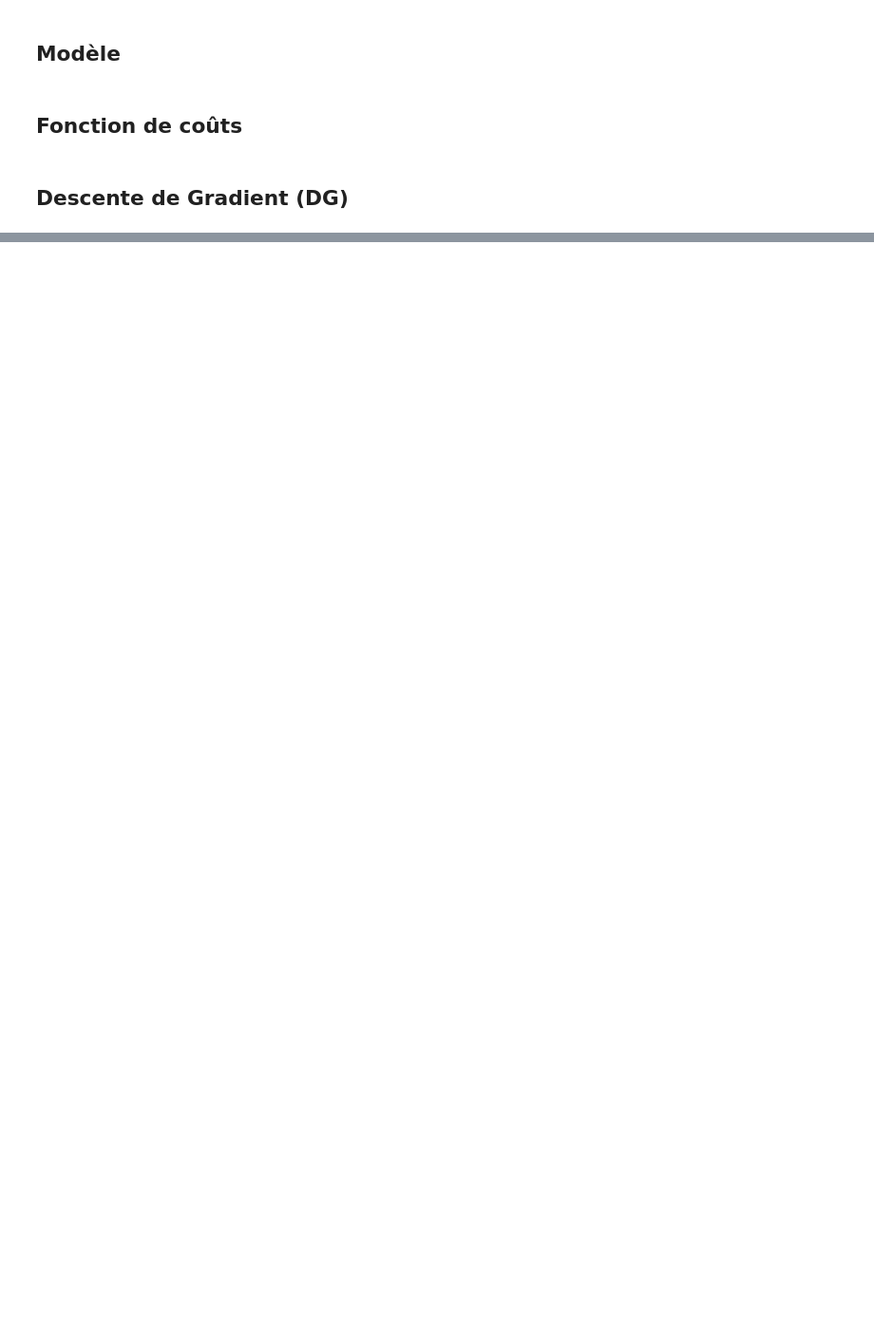
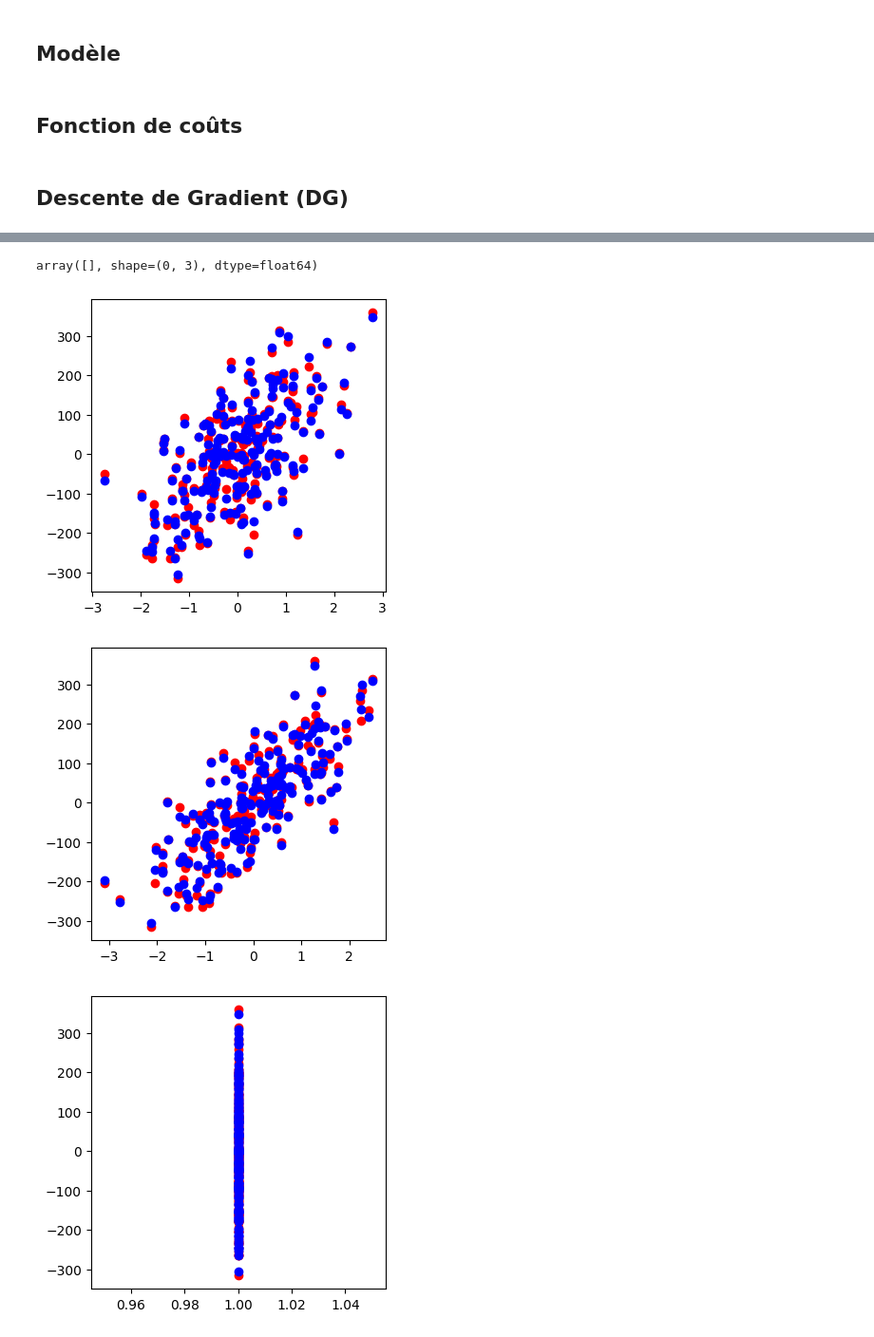
Before and after one commit to DurandAntonin/ProgrammationAvanceeFI3, a Jupyter notebook: src/TP/Exo4-RegressionLineaireMultiple.ipynb, the cells around one changed output, grey strips where cells are left out. Shown: that part at 95% size. Saved outputs shown, nothing was run; the diff lists cells and outputs as text; code cells hidden in the pictures; blank space fills up the shorter version.

```diff
--- a/src/TP/Exo4-RegressionLineaireMultiple.ipynb
+++ b/src/TP/Exo4-RegressionLineaireMultiple.ipynb
@@ -134 +134,14 @@ print(newTheta)
+# %%
+y_predictions = model(X, newTheta)
+# %% [output]
+array([], shape=(0, 3), dtype=float64)
+# %%
+for i in range(X.shape[1]):
+    plt.figure(figsize=[4,4])
+    plt.scatter(X[:,i], y, c='red')
+    plt.scatter(X[:,i],y_predictions, c='blue')
+# %% [output]
+[figure, added]
+[figure, added]
+[figure, added]
 # %%
```
Also changed, not shown: parts of 9 cells of this notebook.
